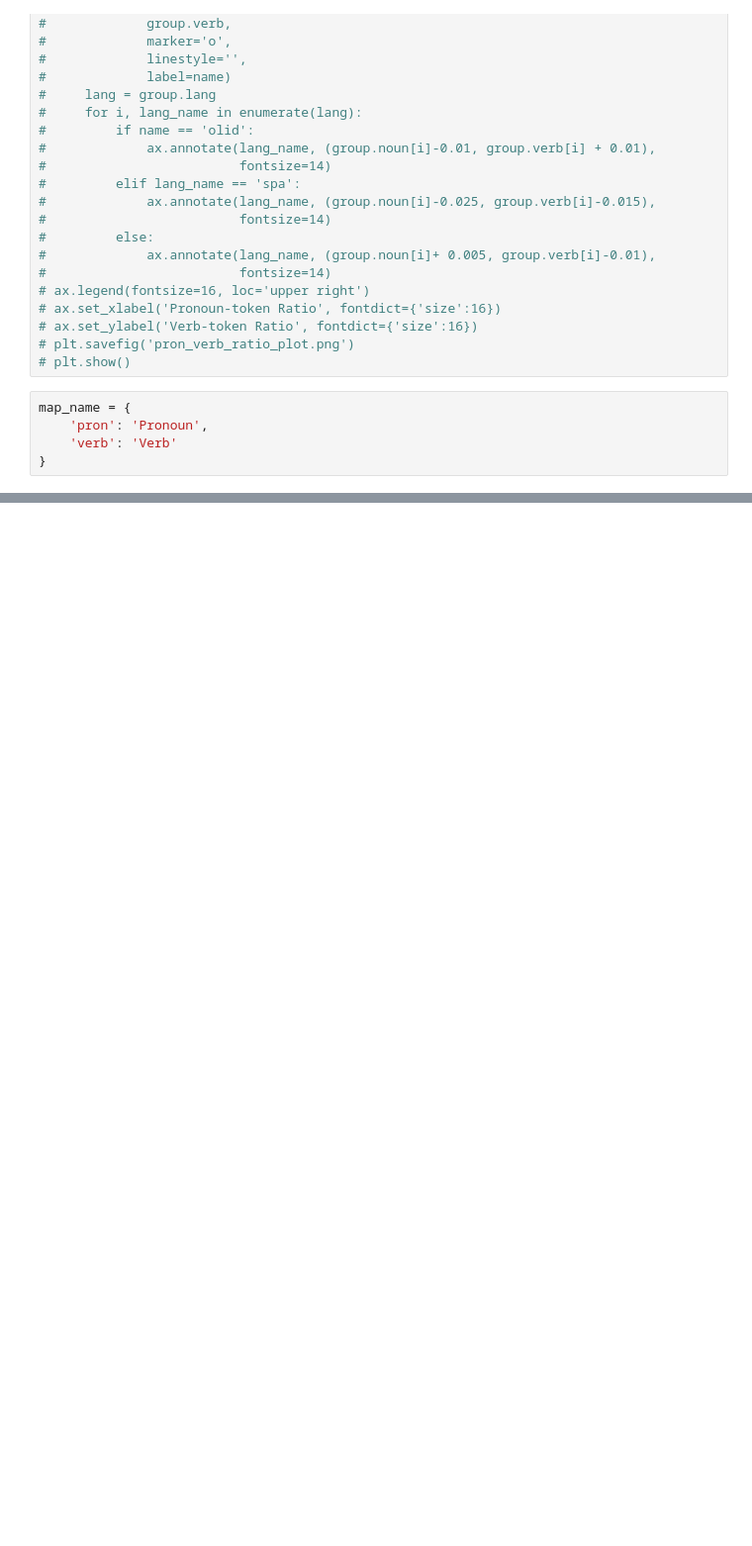
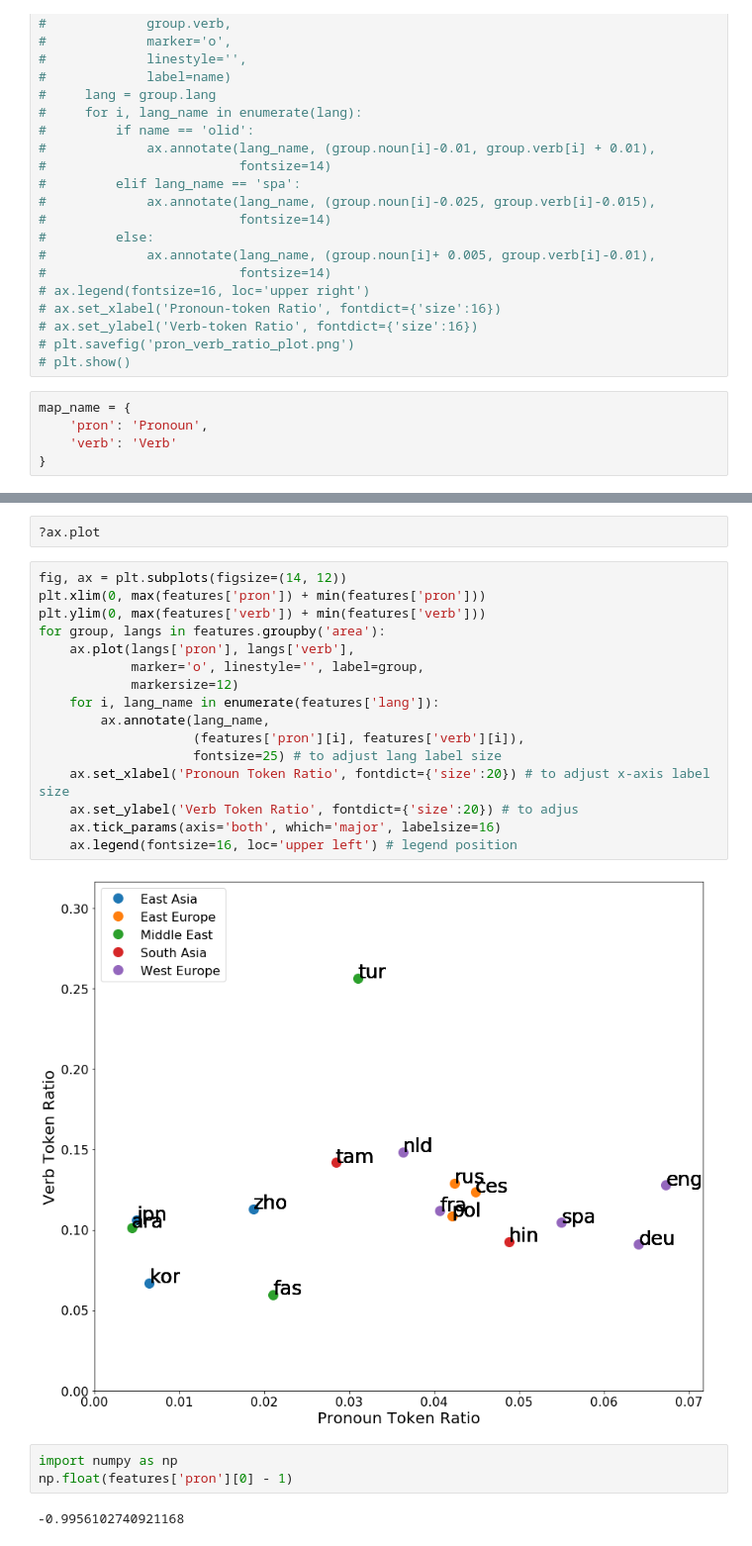
Before and after one commit to hwijeen/langrank, a Jupyter notebook: plot_pos_features.ipynb, the cells around one changed output, grey strips where cells are left out. Shown at 99% size. Saved outputs shown, nothing was run; the diff lists cells and outputs as text; blank space fills up the shorter version.

```diff
--- a/plot_pos_features.ipynb
+++ b/plot_pos_features.ipynb
@@ -67,0 +113,25 @@ map_name = {
+# %%
+?ax.plot
+# %%
+fig, ax = plt.subplots(figsize=(14, 12))
+plt.xlim(0, max(features['pron']) + min(features['pron']))
+plt.ylim(0, max(features['verb']) + min(features['verb']))
+for group, langs in features.groupby('area'):
+    ax.plot(langs['pron'], langs['verb'],
+            marker='o', linestyle='', label=group,
+            markersize=12)
+    for i, lang_name in enumerate(features['lang']):
+        ax.annotate(lang_name,
+                    (features['pron'][i], features['verb'][i]),
+                    fontsize=25) # to adjust lang label size
+    ax.set_xlabel('Pronoun Token Ratio', fontdict={'size':20}) # to adjust x-axis label size
+    ax.set_ylabel('Verb Token Ratio', fontdict={'size':20}) # to adjus
+    ax.tick_params(axis='both', which='major', labelsize=16)
+    ax.legend(fontsize=16, loc='upper left') # legend position
+# %% [output]
+[figure, added]
+# %%
+import numpy as np
+np.float(features['pron'][0] - 1)
+# %% [output]
+-0.9956102740921168
```
Also changed, not shown: parts of 9 cells of this notebook.
